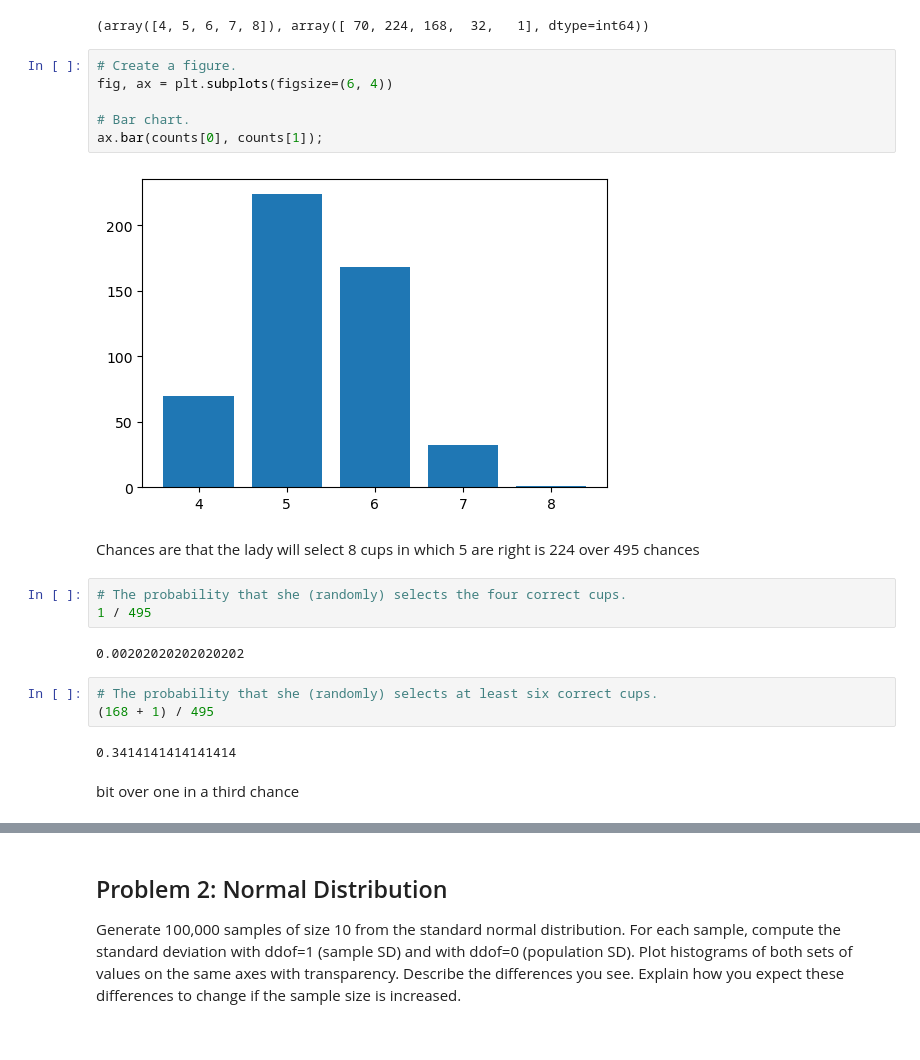
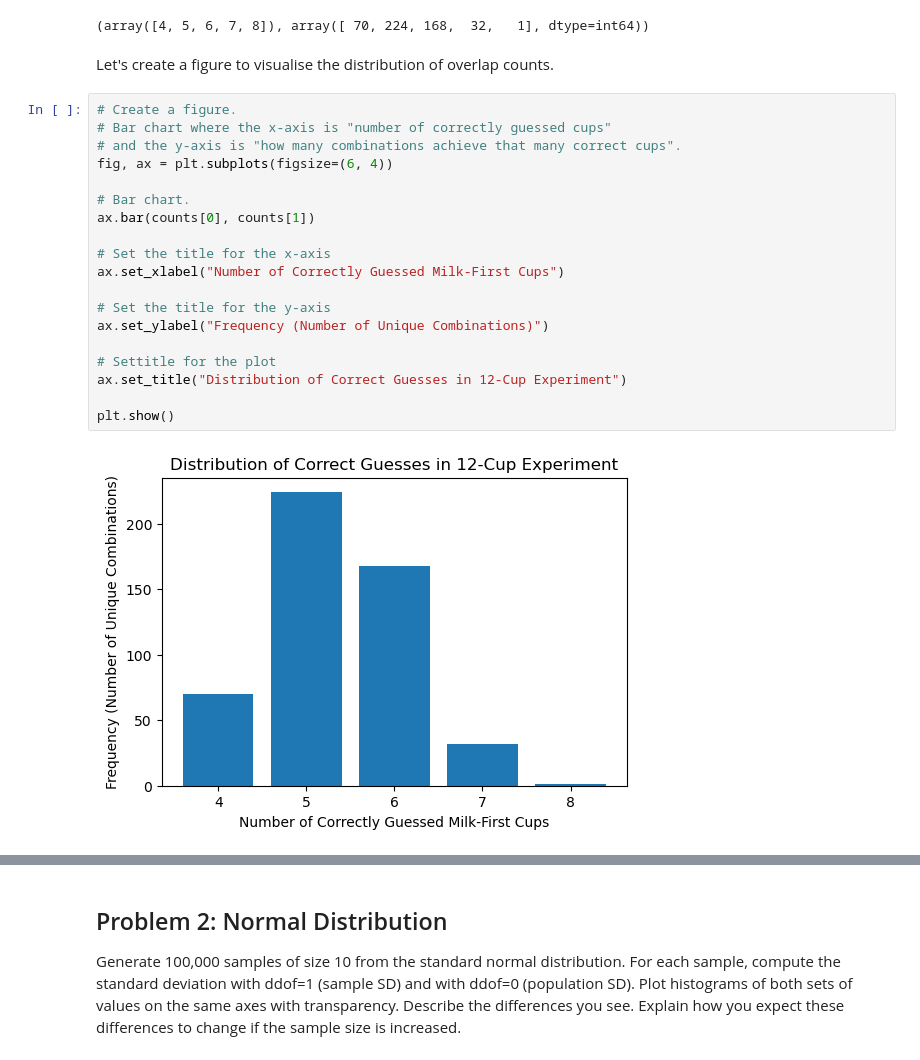
Before and after one commit to mondbr/applied_statistics, a Jupyter notebook: problems.ipynb, the cells around one changed output, grey strips where cells are left out. Saved outputs shown, nothing was run; the diff lists cells and outputs as text.

Commit message:
correcting problem 1 solution, adding more comments, correcting errors, adding summary and fixing structure

```diff
--- a/problems.ipynb
+++ b/problems.ipynb
@@ -432,25 +501,26 @@ counts = np.unique(no_overlaps, return_counts=True)
 counts
 # %% [output]
 (array([4, 5, 6, 7, 8]), array([ 70, 224, 168,  32,   1], dtype=int64))
+# %% [markdown]
+Let's create a figure to visualise the distribution of overlap counts.
 # %%
 # Create a figure.
+# Bar chart where the x-axis is "number of correctly guessed cups"
+# and the y-axis is "how many combinations achieve that many correct cups".
 fig, ax = plt.subplots(figsize=(6, 4))
 
 # Bar chart.
-ax.bar(counts[0], counts[1]);
+ax.bar(counts[0], counts[1])
+
+# Set the title for the x-axis
+ax.set_xlabel("Number of Correctly Guessed Milk-First Cups")
+
+# Set the title for the y-axis
+ax.set_ylabel("Frequency (Number of Unique Combinations)")
+
+# Settitle for the plot
+ax.set_title("Distribution of Correct Guesses in 12-Cup Experiment")
+
+plt.show()
 # %% [output]
-[figure, old version]
+[figure, new version]
-# %% [markdown]
-Chances are that the lady will select 8 cups in which 5 are right is 224 over 495 chances
-# %%
-# The probability that she (randomly) selects the four correct cups.
-1 / 495
-# %% [output]
-0.00202020202020202
-# %%
-# The probability that she (randomly) selects at least six correct cups.
-(168 + 1) / 495
-# %% [output]
-0.3414141414141414
-# %% [markdown]
-bit over one in a third chance
```
Also changed, not shown: parts of 73 cells of this notebook.
